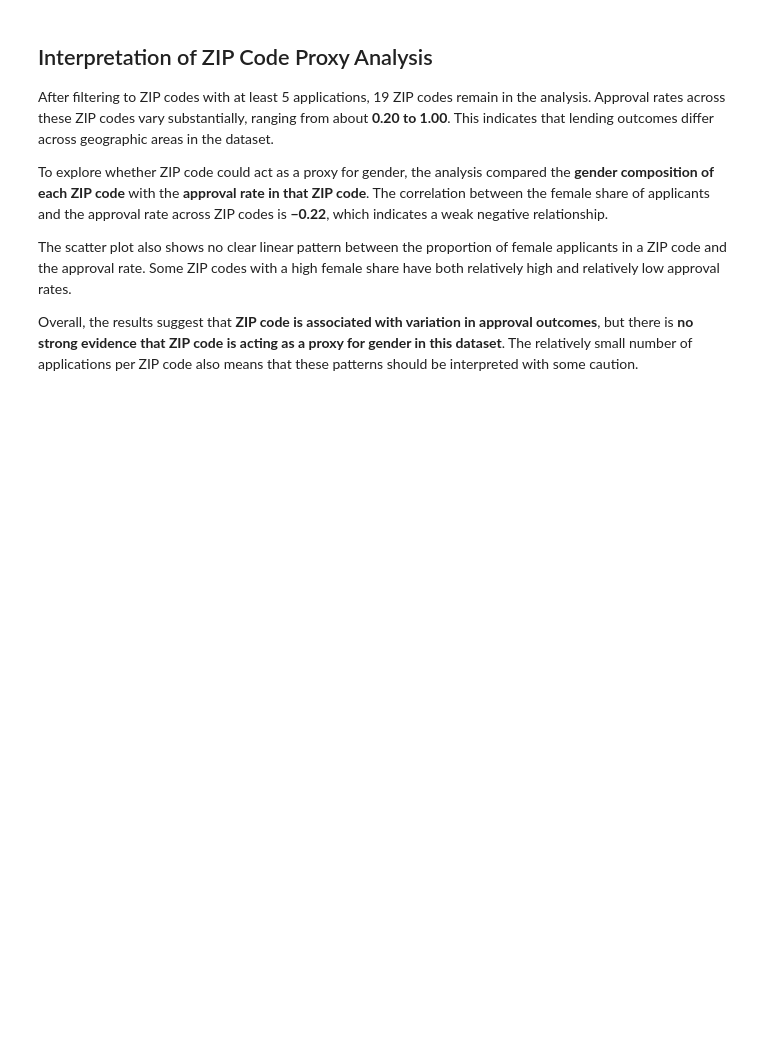
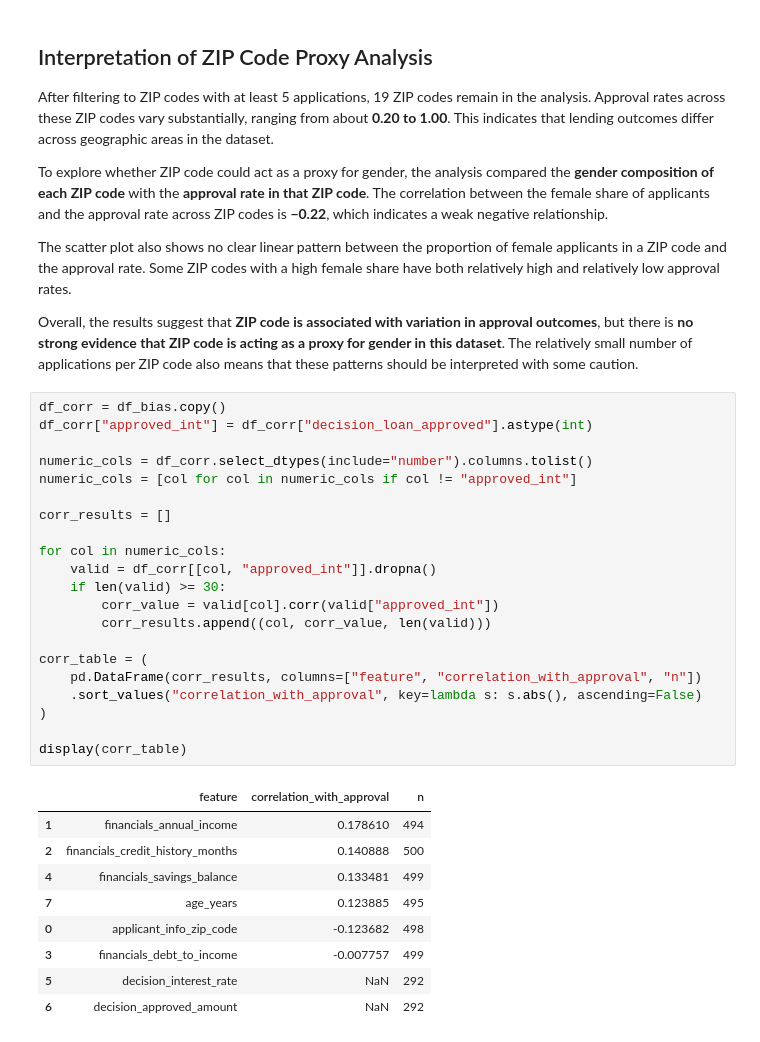
Before and after one commit to henrikpkr/dego-project-team4, a Jupyter notebook: notebooks/02-bias-analysis.ipynb, the cells around one changed output. Saved outputs shown, nothing was run; the diff lists cells and outputs as text; blank space fills up the shorter version.

```diff
--- a/notebooks/02-bias-analysis.ipynb
+++ b/notebooks/02-bias-analysis.ipynb
@@ -503,3 +544,34 @@ To explore whether ZIP code could act as a proxy for gender, the analysis compar
 The scatter plot also shows no clear linear pattern between the proportion of female applicants in a ZIP code and the approval rate. Some ZIP codes with a high female share have both relatively high and relatively low approval rates.
 
 Overall, the results suggest that **ZIP code is associated with variation in approval outcomes**, but there is **no strong evidence that ZIP code is acting as a proxy for gender in this dataset**. The relatively small number of applications per ZIP code also means that these patterns should be interpreted with some caution.
+# %%
+df_corr = df_bias.copy()
+df_corr["approved_int"] = df_corr["decision_loan_approved"].astype(int)
+
+numeric_cols = df_corr.select_dtypes(include="number").columns.tolist()
+numeric_cols = [col for col in numeric_cols if col != "approved_int"]
+
+corr_results = []
+
+for col in numeric_cols:
+    valid = df_corr[[col, "approved_int"]].dropna()
+    if len(valid) >= 30:
+        corr_value = valid[col].corr(valid["approved_int"])
+        corr_results.append((col, corr_value, len(valid)))
+
+corr_table = (
+    pd.DataFrame(corr_results, columns=["feature", "correlation_with_approval", "n"])
+    .sort_values("correlation_with_approval", key=lambda s: s.abs(), ascending=False)
+)
+
+display(corr_table)
+# %% [output]
+|  | feature | correlation_with_approval | n |
+| 1 | financials_annual_income | 0.178610 | 494 |
+| 2 | financials_credit_history_months | 0.140888 | 500 |
+| 4 | financials_savings_balance | 0.133481 | 499 |
+| 7 | age_years | 0.123885 | 495 |
+| 0 | applicant_info_zip_code | -0.123682 | 498 |
+| 3 | financials_debt_to_income | -0.007757 | 499 |
+| 5 | decision_interest_rate | NaN | 292 |
+| 6 | decision_approved_amount | NaN | 292 |
```
Also changed, not shown: parts of 7 cells of this notebook.
